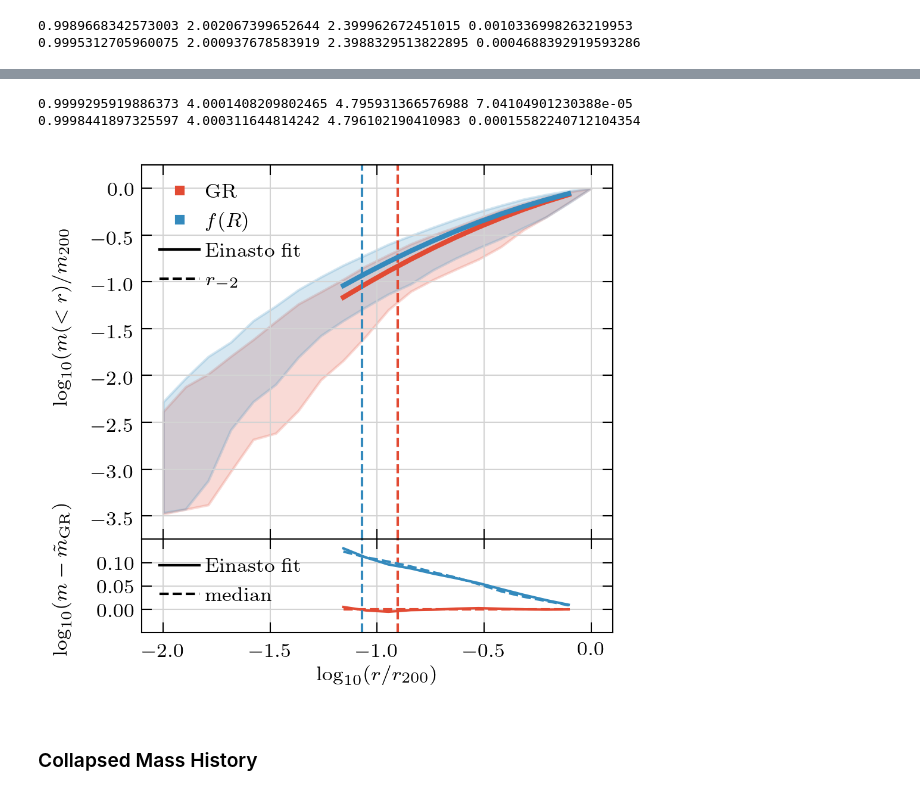
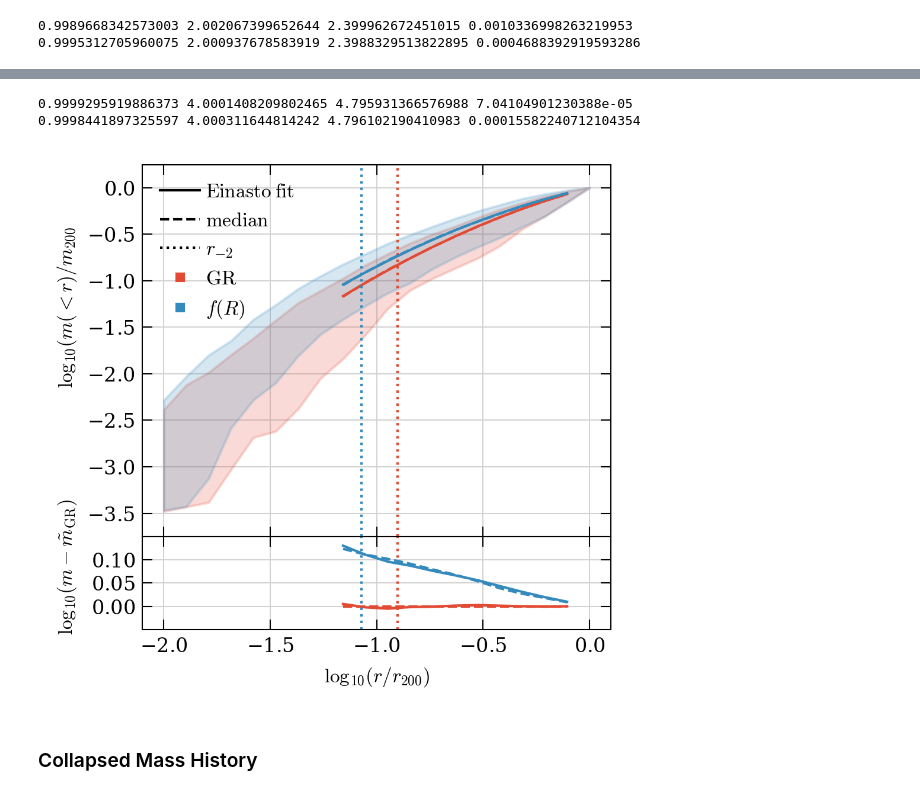
Before and after one commit to oleskiewicz/hbtp, a Jupyter notebook: comparison.ipynb, the cells around one changed output, grey strips where cells are left out. Saved outputs shown, nothing was run; the diff lists cells and outputs as text; code cells hidden in the pictures.

```diff
--- a/comparison.ipynb
+++ b/comparison.ipynb
@@ -54,8 +56,8 @@ def filter_haloes(haloes):
         np.log10(haloes["M200Crit"]) < 11.667
     )
 # %%
-haloes_gr = read_haloes("GR_b64n512", 122)
-haloes_f6 = read_haloes("fr6_b64n512", 122)
+haloes_gr = read_haloes("GR_b64n512", snap)
+haloes_f6 = read_haloes("fr6_b64n512", snap)
 haloes_gr = haloes_gr[filter_haloes(haloes_gr)]
 haloes_f6 = haloes_f6[filter_haloes(haloes_f6)]
 # %%
@@ -141,12 +143,13 @@ def plot_profiles_nfw(ax, ax_res, haloes, color, res_line):
         alpha=0.2,
     )
 
-    ax.plot(xs[idx], p_nfw[idx], c=color, ls="-", lw=2)
-    ax.axvline(np.log10(1.0 / c), color=color, linestyle="--", linewidth=1)
+    ax.plot(xs[idx], p_nfw[idx], c=color, ls="-", lw=1)
+    ax.plot(xs[idx], p[idx], c=color, ls="--", lw=1)
+    ax.axvline(np.log10(1.0 / c), color=color, linestyle=":", linewidth=1)
 
     ax_res.plot(xs[idx], p_nfw[idx] - res_line[idx], c=color, ls="-", lw=1)
     ax_res.plot(xs[idx], p[idx] - res_line[idx], c=color, ls="--", lw=1)
-    ax_res.axvline(np.log10(1.0 / c), c=color, ls="--", lw=1)
+    ax_res.axvline(np.log10(1.0 / c), c=color, ls=":", lw=1)
 
 
 def plot_profiles_ein(ax, ax_res, haloes, color, res_line):
@@ -165,12 +168,13 @@ def plot_profiles_ein(ax, ax_res, haloes, color, res_line):
         alpha=0.2,
     )
 
-    ax.plot(xs[idx], p_ein[idx], c=color, ls="-", lw=2)
-    ax.axvline(np.log10(1.0 / c), color=color, linestyle="--", linewidth=1)
+    ax.plot(xs[idx], p_ein[idx], c=color, ls="-", lw=1)
+    ax.plot(xs[idx], p[idx], c=color, ls="--", lw=1)
+    ax.axvline(np.log10(1.0 / c), color=color, linestyle=":", linewidth=1)
 
     ax_res.plot(xs[idx], p_ein[idx] - res_line[idx], c=color, ls="-", lw=1)
     ax_res.plot(xs[idx], p[idx] - res_line[idx], c=color, ls="--", lw=1)
-    ax_res.axvline(np.log10(1.0 / c), c=color, ls="--", lw=1)
+    ax_res.axvline(np.log10(1.0 / c), c=color, ls=":", lw=1)
 # %%
 ps_gr, xs_gr, p_gr, idx_gr = halo_profiles(haloes_gr)
 c_gr, rho_s_gr = halo_profiles_nfw(ps_gr, xs_gr, idx_gr)
@@ -236,44 +246,51 @@ ax = [
         grid[0:-1, 0], xlim=[-2.1, 0.1], ylim=[-3.75, 0.25], xticklabels=[]
     ),
     fig.add_subplot(
         grid[-1, 0], xlim=[-2.1, 0.1], ylim=[-0.05, 0.15], yticks=[0.0, 0.05, 0.1]
     ),
 ]
 
 ax[1].set_xlabel(r"$\log_{10}(r / r_{200})$")
 fig.text(0.0, 0.75, r"$\log_{10}(m(<r) / m_{200}$", ha="center", rotation="vertical")
 fig.text(
     0.0, 0.3, r"$\log_{10}(m-\tilde{m}_{\rm GR})$", ha="center", rotation="vertical"
 )
 
 plot_profiles_ein(ax[0], ax[1], haloes_gr, "C0", p_gr)
 plot_profiles_ein(ax[0], ax[1], haloes_f6, "C1", p_gr)
 
+
 ax[0].legend(
     handles=[
         matplotlib.lines.Line2D(
-            [], [], color="C0", marker="s", linestyle="", label="GR"
+            [], [], color="k", linestyle="-", label=r"${\rm Einasto\;fit}$"
+        ),
+        matplotlib.lines.Line2D(
+            [], [], color="k", linestyle="--", label=r"${\rm median}$"
+        ),
+        matplotlib.lines.Line2D([], [], color="k", linestyle=":", label=r"$r_{-2}$"),
+        matplotlib.lines.Line2D(
+            [], [], color="C0", marker="s", linestyle="", label=r"${\rm GR}$"
         ),
         matplotlib.lines.Line2D(
             [], [], color="C1", marker="s", linestyle="", label=r"$f(R)$"
         ),
-        matplotlib.lines.Line2D([], [], color="k", linestyle="-", label="Einasto fit"),
-        matplotlib.lines.Line2D([], [], color="k", linestyle="--", label=r"$r_{-2}$"),
-    ]
+    ],
+    loc="upper left",
 )
-ax[1].legend(
-    handles=[
-        matplotlib.lines.Line2D([], [], color="k", linestyle="-", label="Einasto fit"),
-        matplotlib.lines.Line2D([], [], color="k", linestyle="--", label="median"),
-    ]
-)
+# ax[1].legend(
+#     handles=[
+#         matplotlib.lines.Line2D([], [], color="k", linestyle="-", label=r"${\rm Einasto\;fit}$"),
+#         matplotlib.lines.Line2D([], [], color="k", linestyle="--", label=r"${\rm median}$"),
+#     ]
+# )
 
 if savefig:
     fig.savefig("./plots/prof_ein_%02d.pdf" % snap)
 # %% [output]
 0.9999295919886373 4.0001408209802465 4.795931366576988 7.04104901230388e-05
 0.9998441897325597 4.000311644814242 4.796102190410983 0.00015582240712104354
-[figure, old version]
+[figure, new version]
 # %% [markdown]
 ### Collapsed Mass History
 # %%
```
Also changed, not shown: parts of 7 cells of this notebook, 2 other files.
